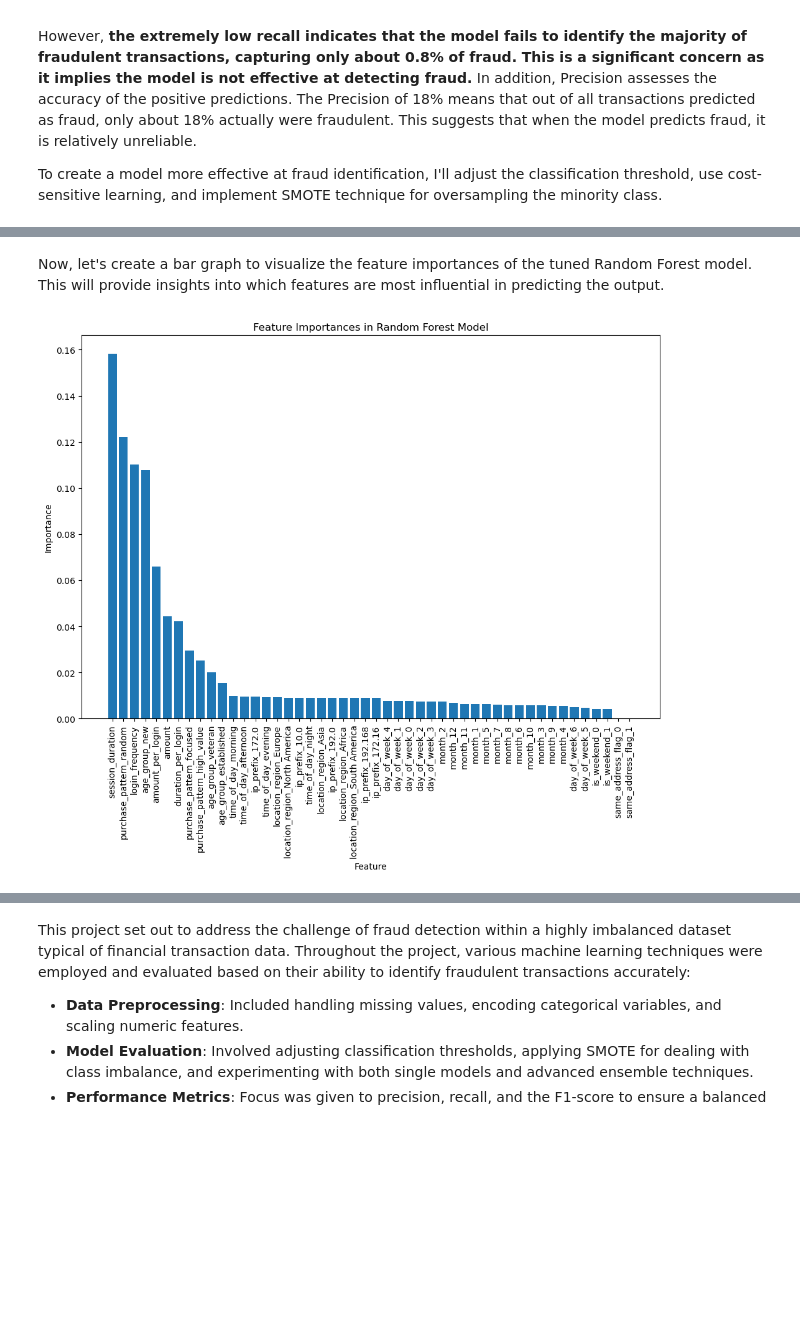
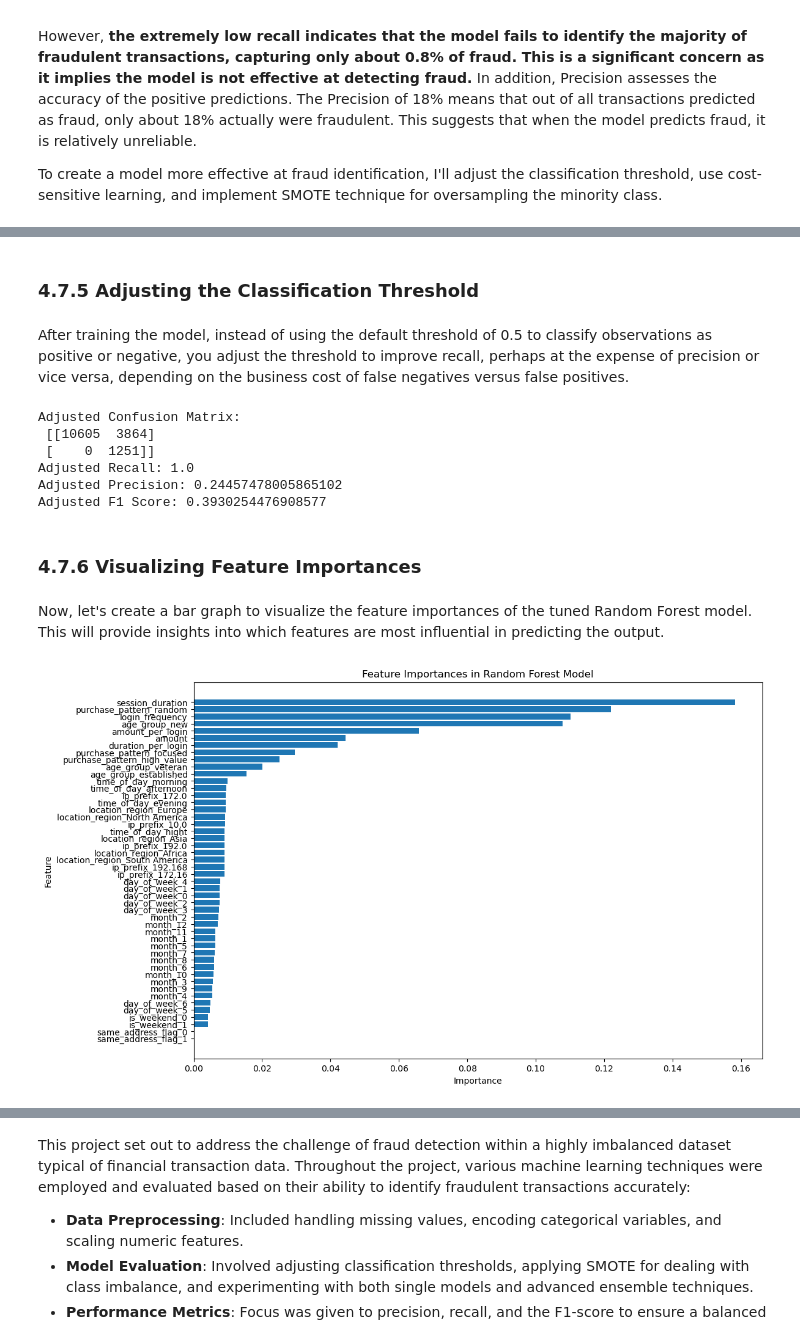
Before and after one commit to JoshBeasley95/Springboard-Data-Science, a Jupyter notebook: Notebooks/Capstone 3/04_Modeling.ipynb, the cells around one changed output, grey strips where cells are left out. Saved outputs shown, nothing was run; the diff lists cells and outputs as text; code cells hidden in the pictures; blank space fills up the shorter version.

```diff
--- a/Notebooks/Capstone 3/04_Modeling.ipynb
+++ b/Notebooks/Capstone 3/04_Modeling.ipynb
@@ -486,14 +459,51 @@ Adjusted F1 Score: 0.3930254476908577
+# %% [markdown]
+### 4.7.5 Adjusting the Classification Threshold <a id="classification_threshold"></a>
+# %% [markdown]
+After training the model, instead of using the default threshold of 0.5 to classify observations as positive or negative, you adjust the threshold to improve recall, perhaps at the expense of precision or vice versa, depending on the business cost of false negatives versus false positives.
+# %%
+import numpy as np
+from sklearn.metrics import roc_curve
+
+# Predict probabilities for the test data
+probabilities = rf.predict_proba(X_test)[:, 1]
+
+# Determine the ROC curve
+fpr, tpr, thresholds = roc_curve(y_test, probabilities)
+
+# Find the optimal threshold, this is an example to maximize tpr (recall) and minimize fpr
+optimal_idx = np.argmax(tpr - fpr)
+optimal_threshold = thresholds[optimal_idx]
+
+# Use this threshold to adjust predictions
+y_pred_adjusted = (probabilities >= optimal_threshold).astype(int)
+
+# Evaluate performance
+from sklearn.metrics import confusion_matrix, recall_score, precision_score
+print("Adjusted Confusion Matrix:\n", confusion_matrix(y_test, y_pred_adjusted))
+print("Adjusted Recall:", recall_score(y_test, y_pred_adjusted))
+print("Adjusted Precision:", precision_score(y_test, y_pred_adjusted))
+print("Adjusted F1 Score:", f1_score(y_test, y_pred_adjusted))
+# %% [output]
+Adjusted Confusion Matrix:
+ [[10605  3864]
+ [    0  1251]]
+Adjusted Recall: 1.0
+Adjusted Precision: 0.24457478005865102
+Adjusted F1 Score: 0.3930254476908577
+# %% [markdown]
+### 4.7.6  Visualizing Feature Importances <a id="feature_importances"></a>
 # %% [markdown]
 Now, let's create a bar graph to visualize the feature importances of the tuned Random Forest model. This will provide insights into which features are most influential in predicting the output.
 # %%
 importances = rf.feature_importances_
 indices = np.argsort(importances)[::-1]
 plt.figure(figsize=(12, 8))
 plt.title('Feature Importances in Random Forest Model')
-plt.bar(range(X_train.shape[1]), importances[indices], align='center')
-plt.xticks(range(X_train.shape[1]), X_train.columns[indices], rotation=90)
-plt.xlabel('Feature')
-plt.ylabel('Importance')
+plt.barh(range(X_train.shape[1]), importances[indices], align='center')
+plt.yticks(range(X_train.shape[1]), X_train.columns[indices])
+plt.ylabel('Feature')
+plt.xlabel('Importance')
+plt.gca().invert_yaxis()  # This inverts the y-axis so the highest values are at the top
 plt.show()
 # %% [output]
-[figure, old version]
+[figure, new version]
```
Also changed, not shown: parts of 52 cells of this notebook, 1 other file.
